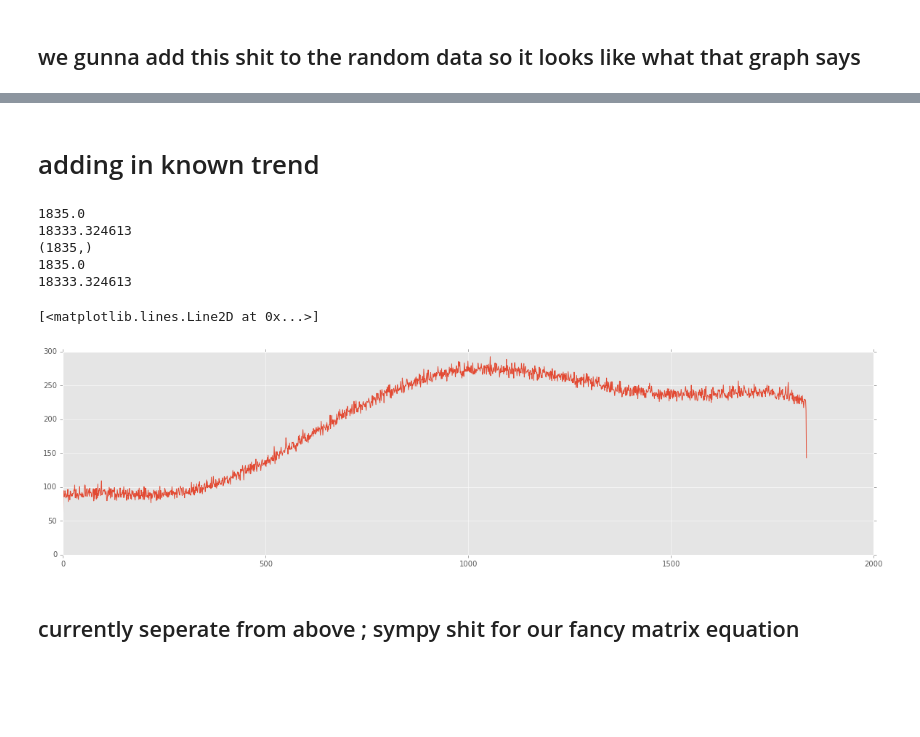
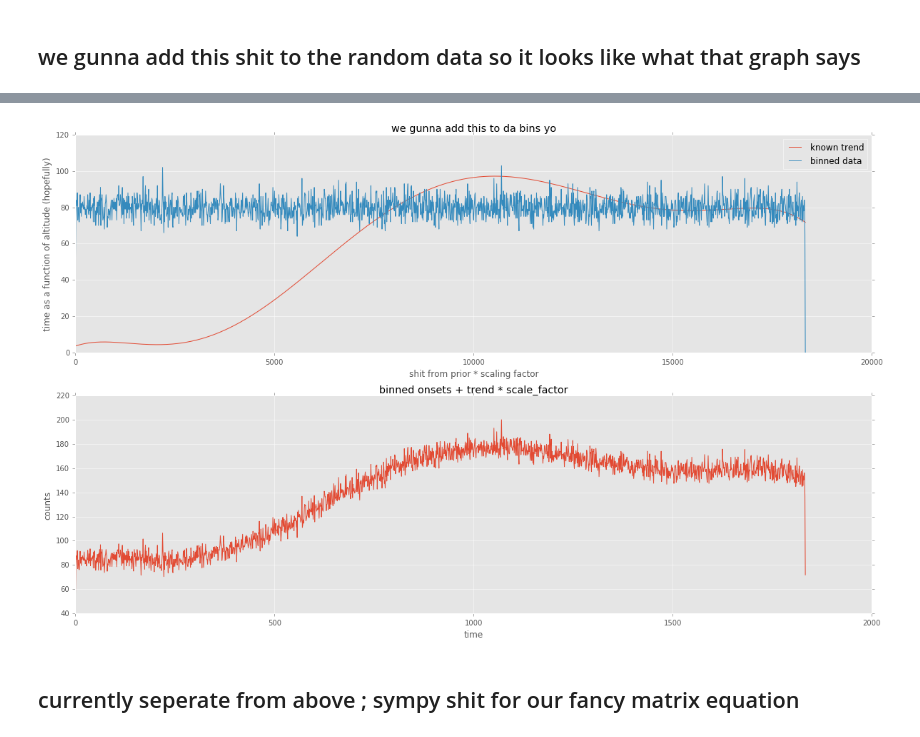
Before and after one commit to DeSistoNV/books, a Jupyter notebook: fake_balloon_datas.ipynb, the cells around one changed output, grey strips where cells are left out. Saved outputs shown, nothing was run; the diff lists cells and outputs as text; code cells hidden in the pictures; blank space fills up the shorter version.

Commit message:
nasa fake data pynb

```diff
--- a/fake_balloon_datas.ipynb
+++ b/fake_balloon_datas.ipynb
@@ -34,10 +30,10 @@ WARNING: pylab import has clobbered these variables: ['poly']
 # %%
 ascent_fps = 6 # feet per second
 bin_len = 10 # length in second of bins
-sc = 40 # scaling factor of trend
+sc = 20 # scaling factor of trend
 total_time = 18000 # total time ascending
 # %%
-# manually done from grapg above
+# manually done from graph above
 x = np.array([10, 20,  30,40,50,60,70,80,90,100,110]) * 1e3 / ascent_fps
 y = np.array([.2,.55,1.25, 3,4.3,4.8,4.6,4.3,4,3.9,3.6])
 
@@ -45,9 +41,9 @@ time_points = np.arange(0,total_time,bin_len)
 
 coefs = np.polyfit(x,y,6) # creating a 6 degree poly to fit this data
 # (6 seems to be pretty solid but is completely arbitrary)
-poly = np.poly1d(coefs) # flattening it?
+poly_y = np.poly1d(coefs) # flattening it?
 
-ys = poly(time_points) # fitting this poly to time vector
+ys = poly_y(time_points) # fitting this poly to time vector
 
 figure(figsize=(20,5))
 subplot(121)
@@ -102,11 +98,8 @@ map(max,onsets)
 max_time = np.ceil(np.max(map(max,onsets))) + 10
 print 'highest time : {}'.format(max_time)
 
+binned = bin_onsets(onsetsG1,bin_len)
+
 x_time_points = np.arange(0,max_time,bin_len)
-y_trend = poly(x_time_points)
-plot(x_sec,y_trend * sc)
-title('we gunna add this to da bins yo')
-xlabel('shit from prior * scaling factor')
-ylabel('time as a function of altitude (hopefully)')
-y_trend.shape
+y_trend = poly_y(x_time_points)
 # %% [output]
@@ -116,18 +107,20 @@ highest time : 18343.0
-# %% [markdown]
-# adding in known trend
-# %%
-figure(figsize=(20,5))
-binned = bin_onsets(onsetsG1,bin_len)
-print binned.shape
-plot(bin_onsets(onsetsG1,bin_len) + (y_trend * 40))
-# %% [output]
-1835.0
-18333.324613
-(1835,)
-1835.0
-18333.324613
-[<matplotlib.lines.Line2D at 0x...>]
-[figure, removed]
+# %%
+figure(figsize=(20,12))
+subplot(211)
+plot(x_time_points,y_trend * sc,label='known trend')
+plot(x_time_points,binned,label='binned data')
+title('we gunna add this to da bins yo')
+xlabel('shit from prior * scaling factor')
+ylabel('time as a function of altitude (hopefully)')
+legend()
+subplot(212)
+binned = bin_onsets(onsetsG1,bin_len)
+plot(binned + (y_trend * sc))
+title('binned onsets + trend * scale_factor')
+xlabel('time')
+ylabel('counts');show()
+# %% [output]
+[figure, added]
 # %%
 # NEXT :
     # add muons and change PD to only have gamma cuz right now they ==
```
Also changed, not shown: parts of 14 cells of this notebook.
